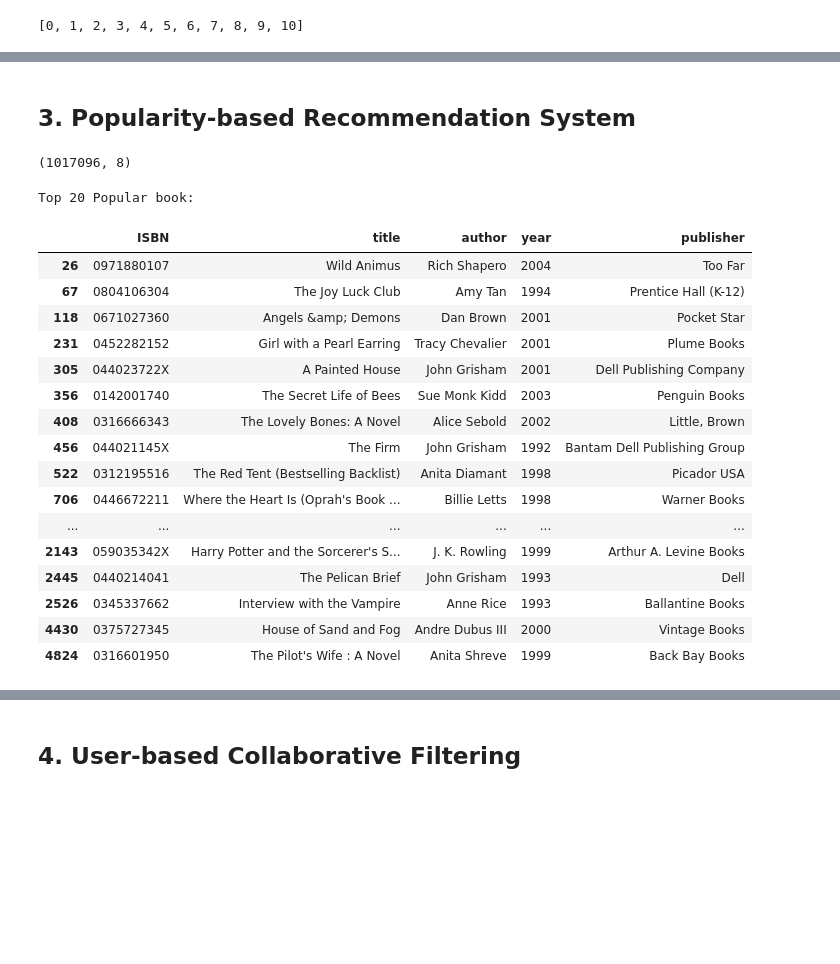
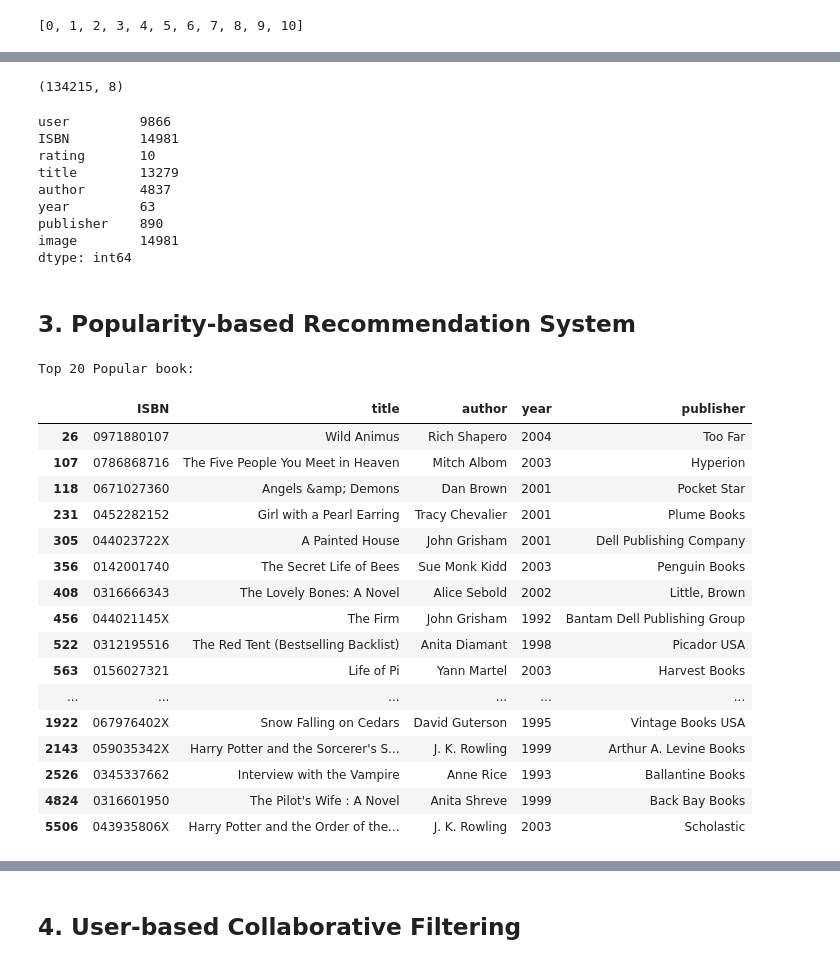
Before and after one commit to ppeyliang/book-recommender, a Jupyter notebook: capstone_project.ipynb, the cells around one changed output, grey strips where cells are left out. Saved outputs shown, nothing was run; the diff lists cells and outputs as text; code cells hidden in the pictures; blank space fills up the shorter version.

```diff
--- a/capstone_project.ipynb
+++ b/capstone_project.ipynb
@@ -175,23 +214,42 @@ plt.show()
+# %%
+# We will choose books with more than 10 reviews.
+book_rating = df.groupby('ISBN').count()['rating']
+user_rating = df.groupby('user').count()['rating']
+
+# We will choose users rated more than 10 book.
+isbn = book_rating[book_rating <= 10].index
+user_id = user_rating[user_rating <= 10].index
+
+# And we will only use explicit rating (rating > 0) to build the recommender system.
+idx = df.query('ISBN in @isbn or rating == 0 or user in @user_id').index
+cf = df.drop(idx)
+cf.shape
+# %% [output]
+(134215, 8)
+# %%
+cf.nunique()
+# %% [output]
+user         9866
+ISBN         14981
+rating       10
+title        13279
+author       4837
+year         63
+publisher    890
+image        14981
+dtype: int64
 # %% [markdown]
 ## 3. Popularity-based Recommendation System
-# %%
-# Join dataset on book number.
-df = ratings.merge(book, how='left', on='ISBN')
-df.dropna(inplace=True)
-df.reset_index(drop=True, inplace=True)
-df.shape
-# %% [output]
-(1017096, 8)
 # %%
 # Recommend based on number of customer reviews.
-top20 = df.groupby('ISBN').count().sort_values(ascending=False, by='rating').head(20).index
+top20 = cf.groupby('ISBN').count().sort_values(ascending=False, by='rating').head(20).index
 print('Top 20 Popular book:')
 book.query('ISBN in @top20').drop('image', axis=1)
 # %% [output]
 Top 20 Popular book:
 |  | ISBN | title | author | year | publisher |
 | 26 | 0971880107 | Wild Animus | Rich Shapero | 2004 | Too Far |
-| 67 | 0804106304 | The Joy Luck Club | Amy Tan | 1994 | Prentice Hall (K-12) |
+| 107 | 0786868716 | The Five People You Meet in Heaven | Mitch Albom | 2003 | Hyperion |
 | 118 | 0671027360 | Angels &amp; Demons | Dan Brown | 2001 | Pocket Star |
 | 231 | 0452282152 | Girl with a Pearl Earring | Tracy Chevalier | 2001 | Plume Books |
 | 305 | 044023722X | A Painted House | John Grisham | 2001 | Dell Publishing Company |
@@ -199,12 +257,12 @@ Top 20 Popular book:
 | 408 | 0316666343 | The Lovely Bones: A Novel | Alice Sebold | 2002 | Little, Brown |
 | 456 | 044021145X | The Firm | John Grisham | 1992 | Bantam Dell Publishing Group |
 | 522 | 0312195516 | The Red Tent (Bestselling Backlist) | Anita Diamant | 1998 | Picador USA |
-| 706 | 0446672211 | Where the Heart Is (Oprah's Book ... | Billie Letts | 1998 | Warner Books |
+| 563 | 0156027321 | Life of Pi | Yann Martel | 2003 | Harvest Books |
 | ... | ... | ... | ... | ... | ... |
+| 1922 | 067976402X | Snow Falling on Cedars | David Guterson | 1995 | Vintage Books USA |
 | 2143 | 059035342X | Harry Potter and the Sorcerer's S... | J. K. Rowling | 1999 | Arthur A. Levine Books |
-| 2445 | 0440214041 | The Pelican Brief | John Grisham | 1993 | Dell |
 | 2526 | 0345337662 | Interview with the Vampire | Anne Rice | 1993 | Ballantine Books |
-| 4430 | 0375727345 | House of Sand and Fog | Andre Dubus III | 2000 | Vintage Books |
 | 4824 | 0316601950 | The Pilot's Wife : A Novel | Anita Shreve | 1999 | Back Bay Books |
+| 5506 | 043935806X | Harry Potter and the Order of the... | J. K. Rowling | 2003 | Scholastic |
 # %%
 # Recommend based on total rating score.
```
Also changed, not shown: parts of 33 cells of this notebook, 1 other file.
